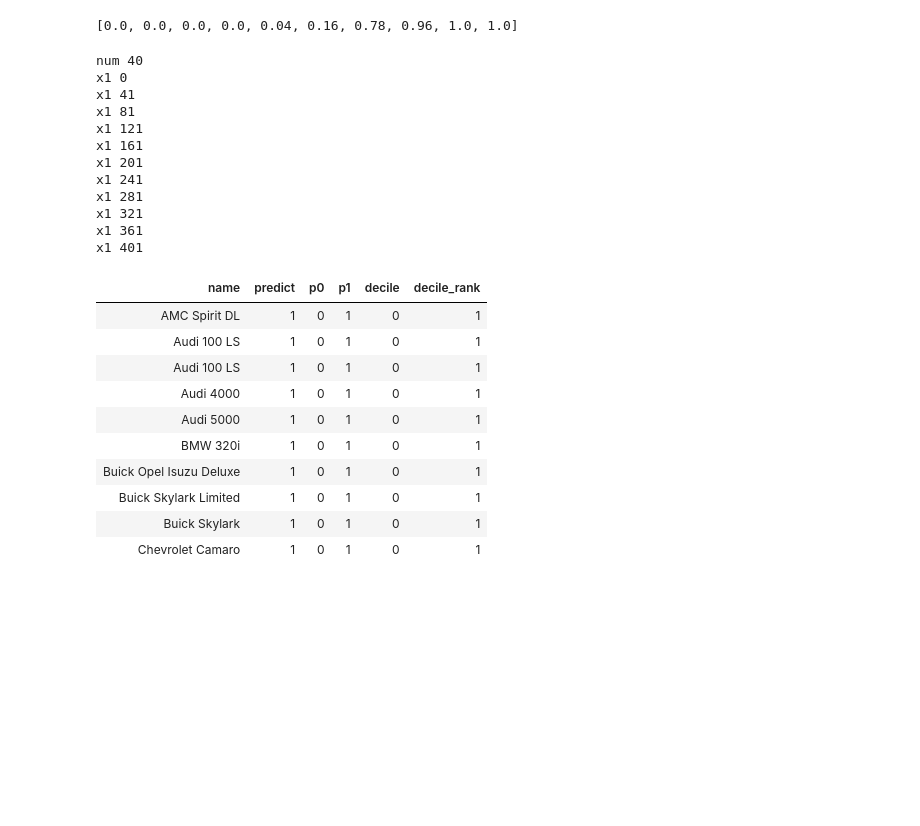
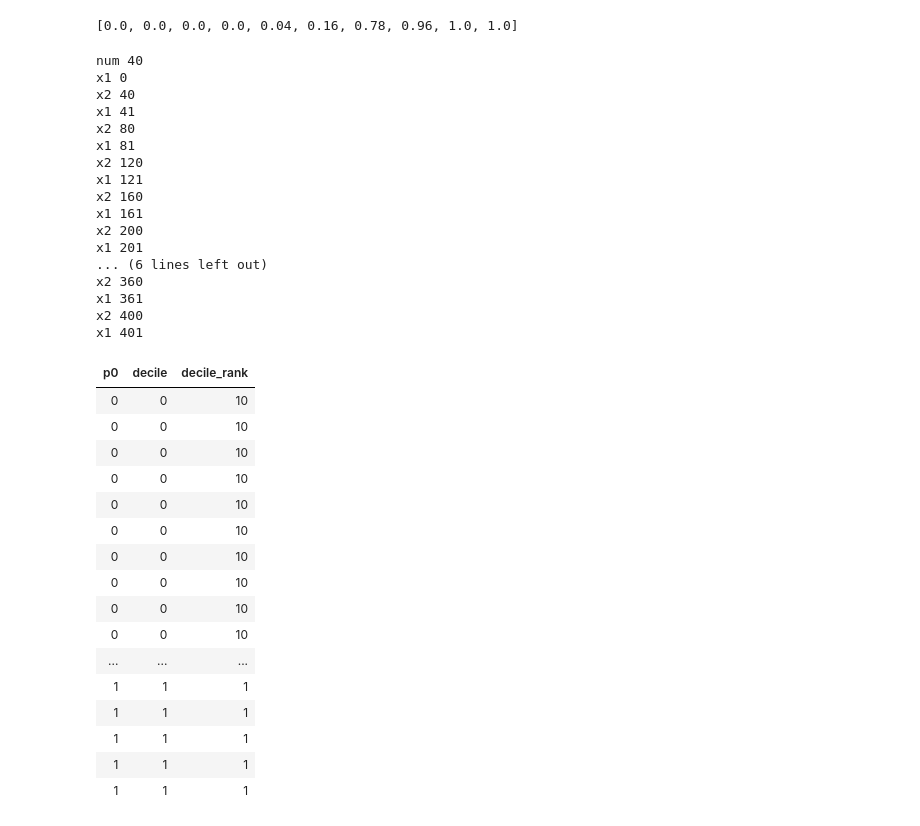
Before and after one commit to shtandon/Issues, a Jupyter notebook: predH2o.ipynb, the cells around one changed output. Drawn from its saved outputs; the diff is of its cells as text; code cells hidden in the pictures; blank space fills up the shorter version.

```diff
--- a/predH2o.ipynb
+++ b/predH2o.ipynb
@@ -112,0 +56,5 @@ Maximum Metrics: Maximum metrics at their respective thresholds
+# %%
+model_path = h2o.save_model(model=cars_drf, path="E:\\DataScience", force=True)
+print(model_path)
+saved_model = h2o.load_model(model_path)
+saved_model
@@ -173,3 +208,7 @@ Gains/Lift Table: Avg response rate: 59.80 %, avg score: 60.38 %
 | 3 | 4 | 0.608040 | 0.470 | 1.446287 | 1.630808 | 0.864865 | 0.780811 | ... |
 | 4 | 5 | 0.706030 | 0.045 | 0.042879 | 1.410419 | 0.025641 | 0.188718 | ... |
 | 5 | 6 | 1.000000 | 0.000 | 0.014293 | 1.000000 | 0.008547 | 0.007436 | ... |
+# %%
+
+sa=saved_model.predict(cars1[0:-1])
+sa
@@ -211,6 +263,7 @@ n
 406
 # %%
 import numpy as np
-ca2=ca1.sort(by = 'p0')
+ca2=ca1.sort(by = 'p0' )
 ca2['decile']=np.NaN
-ca2['decile_rank']=np.NaN
+#ca2['decile_rank']=np.NaN
+ca2['p0'].head(407)
@@ -234,44 +305,55 @@ l
 # %%
 
 num = math.floor(n/10)
 print("num",num)
 
 
 x1=0
 print("x1",x1)
 
 for i in range(1,11):
 
     x2 = i *(math.floor(num))
-
+    print("x2",x2)
 
     ca2[x1:x2,'decile']=l[i-1]
-    ca2[x1:x2,'decile_rank']=i
+    ca2[x1:x2,'decile_rank']=11-i
     x1= i *(math.floor(num))+1
     print("x1",x1)
-ca2
+ca2[['p0','decile','decile_rank']].head(407)
 # %% [output]
 num 40
 x1 0
+x2 40
 x1 41
+x2 80
 x1 81
+x2 120
 x1 121
+x2 160
 x1 161
+x2 200
 x1 201
-x1 241
-x1 281
-x1 321
+... (6 lines left out)
+x2 360
 x1 361
+x2 400
 x1 401
-| name | predict | p0 | p1 | decile | decile_rank |
-| AMC Spirit DL | 1 | 0 | 1 | 0 | 1 |
-| Audi 100 LS | 1 | 0 | 1 | 0 | 1 |
-| Audi 100 LS | 1 | 0 | 1 | 0 | 1 |
-| Audi 4000 | 1 | 0 | 1 | 0 | 1 |
-| Audi 5000 | 1 | 0 | 1 | 0 | 1 |
-| BMW 320i | 1 | 0 | 1 | 0 | 1 |
-| Buick Opel Isuzu Deluxe | 1 | 0 | 1 | 0 | 1 |
-| Buick Skylark Limited | 1 | 0 | 1 | 0 | 1 |
-| Buick Skylark | 1 | 0 | 1 | 0 | 1 |
-| Chevrolet Camaro | 1 | 0 | 1 | 0 | 1 |
+| p0 | decile | decile_rank |
+| 0 | 0 | 10 |
+| 0 | 0 | 10 |
+| 0 | 0 | 10 |
+| 0 | 0 | 10 |
+| 0 | 0 | 10 |
+| 0 | 0 | 10 |
+| 0 | 0 | 10 |
+| 0 | 0 | 10 |
+| 0 | 0 | 10 |
+| 0 | 0 | 10 |
+| ... | ... | ... |
+| 1 | 1 | 1 |
+| 1 | 1 | 1 |
+| 1 | 1 | 1 |
+| 1 | 1 | 1 |
+| 1 | 1 | 1 |
 # %%
```
Also changed, not shown: parts of 7 cells of this notebook.
